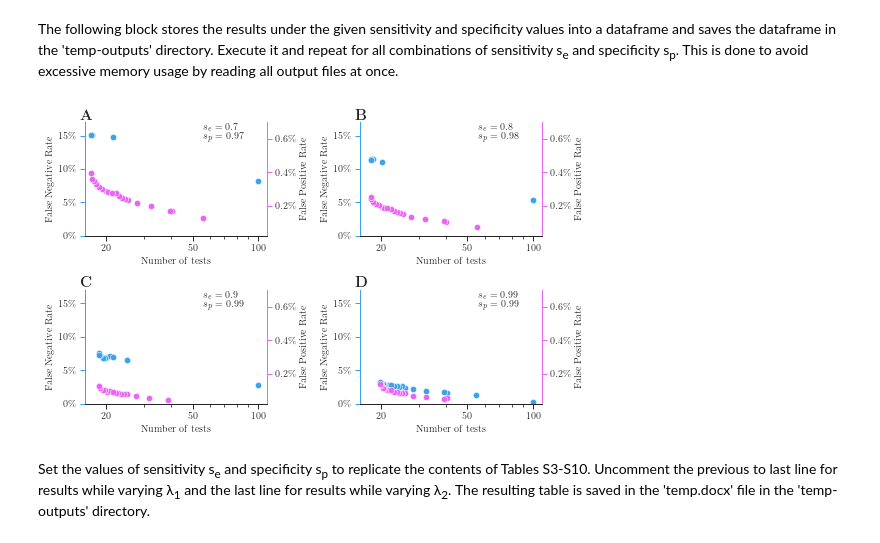
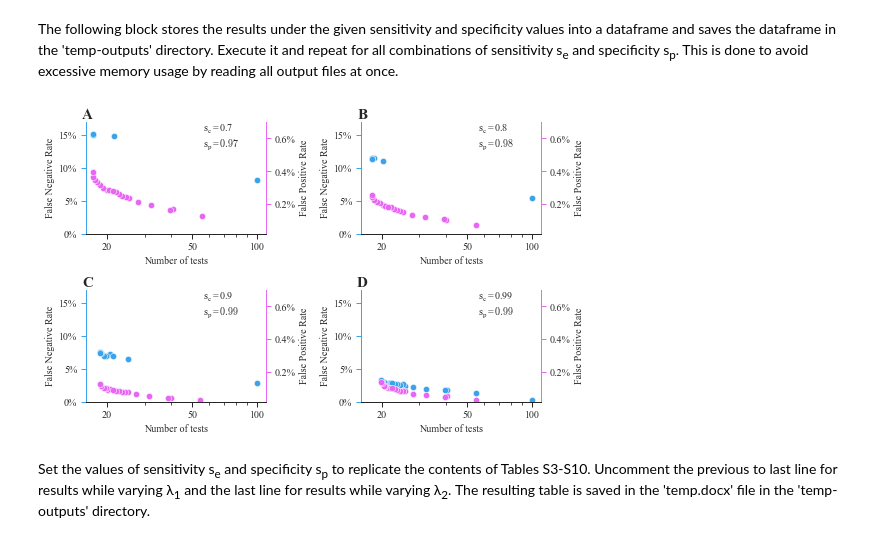
Before and after one commit to Networks-Learning/pooled-testing, a Jupyter notebook: notebooks/lambdas.ipynb, the cells around one changed output. Drawn from its saved outputs; the diff is of its cells as text; code cells hidden in the pictures.

```diff
--- a/notebooks/lambdas.ipynb
+++ b/notebooks/lambdas.ipynb
@@ -80,32 +116,32 @@ Reading file 2001/2001
 # %% [markdown]
 The following block stores the results under the given sensitivity and specificity values into a dataframe and saves the dataframe in the 'temp-outputs' directory. Execute it and repeat for all combinations of sensitivity s<sub>e</sub> and specificity s<sub>p</sub>. This is done to avoid excessive memory usage by reading all output files at once.
 # %%
-total_df = input_df.astype(type_dict) # Fix types
-total_df = total_df.rename(columns={"method": "Method", "score": "Score", "false_negatives": "FNs", "false_positives": "FPs",
-                                    "num_of_tests": "Number of tests", "lambda_1" : "lambda 1", "lambda_2" : "lambda 2",
-                                    "exp_tests" : "Expected tests", "group_sizes" : "Group sizes"}) # Rename columns
-total_df = total_df.replace({'binomial': 'Dorfman', 'negbin': 'Neg.Bin.'}) # Rename methods
-total_df['False Negative rate'] = total_df['FNs']/total_df['num_of_infected']*100
-total_df['False Negative rate'] = total_df['False Negative rate'].replace(np.inf, np.nan).fillna(0)
-total_df['False Positive rate'] = total_df['FPs']/(total_df['N']-total_df['num_of_infected'])*100
-total_df['False Positive rate'] = total_df['False Positive rate'].replace(np.inf, np.nan).fillna(0)
+# total_df = input_df.astype(type_dict) # Fix types
+# total_df = total_df.rename(columns={"method": "Method", "score": "Score", "false_negatives": "FNs", "false_positives": "FPs",
+#                                     "num_of_tests": "Number of tests", "lambda_1" : "lambda 1", "lambda_2" : "lambda 2",
+#                                     "exp_tests" : "Expected tests", "group_sizes" : "Group sizes"}) # Rename columns
+# total_df = total_df.replace({'binomial': 'Dorfman', 'negbin': 'Neg.Bin.'}) # Rename methods
+# total_df['False Negative rate'] = total_df['FNs']/total_df['num_of_infected']*100
+# total_df['False Negative rate'] = total_df['False Negative rate'].replace(np.inf, np.nan).fillna(0)
+# total_df['False Positive rate'] = total_df['FPs']/(total_df['N']-total_df['num_of_infected'])*100
+# total_df['False Positive rate'] = total_df['False Positive rate'].replace(np.inf, np.nan).fillna(0)
 
-FN_df=total_df[total_df['lambda 2']==0.0]
-FP_df=total_df[total_df['lambda 1']==0.0]
-FN_df = FN_df.groupby(by=['Group sizes']).mean().reset_index()[['Group sizes', 'Number of tests', 'False Negative rate', 'False Positive rate', 'FNs', 'FPs', 'lambda 1']]
-FP_df = FP_df.groupby(by=['Group sizes']).mean().reset_index()[['Group sizes', 'Number of tests', 'False Negative rate', 'False Positive rate', 'FNs', 'FPs', 'lambda 2']]
+# FN_df=total_df[total_df['lambda 2']==0.0]
+# FP_df=total_df[total_df['lambda 1']==0.0]
+# FN_df = FN_df.groupby(by=['Group sizes']).mean().reset_index()[['Group sizes', 'Number of tests', 'False Negative rate', 'False Positive rate', 'FNs', 'FPs', 'lambda 1']]
+# FP_df = FP_df.groupby(by=['Group sizes']).mean().reset_index()[['Group sizes', 'Number of tests', 'False Negative rate', 'False Positive rate', 'FNs', 'FPs', 'lambda 2']]
 
-FN_df.to_pickle("temp-outputs/FN_df_se_{se}_sp_{sp}.pkl".format(se=se, sp=sp))
-FP_df.to_pickle("temp-outputs/FP_df_se_{se}_sp_{sp}.pkl".format(se=se, sp=sp))
+# FN_df.to_pickle("temp-outputs/FN_df_se_{se}_sp_{sp}.pkl".format(se=se, sp=sp))
+# FP_df.to_pickle("temp-outputs/FP_df_se_{se}_sp_{sp}.pkl".format(se=se, sp=sp))
 # %%
-utils.latexify(font_size=10)
+utils.latexify(font_serif='Times New Roman', font_size=10, usetex=False)
 
 fig_height, fig_aspect = get_fig_dim(width_pt, fraction=0.6)
 fig, axes = plt.subplots(nrows=2, ncols=2, figsize=(2*fig_height*fig_aspect,2*fig_height))
 secondary_axes = [ax.twinx() for ax in axes.flatten()]
 
 pairs = [(0.7, 0.97), (0.8, 0.98), (0.9, 0.99), (0.99, 0.99)]
-letters = [r'\textbf{A}', r'\textbf{B}', r'\textbf{C}', r'\textbf{D}']
+letters = [r'A', r'B', r'C', r'D']
 for ind, ax in enumerate(axes.flatten()):
 
     ax2 = secondary_axes[ind]
@@ -114,37 +150,39 @@ for ind, ax in enumerate(axes.flatten()):
     FN_df = pd.read_pickle("temp-outputs/FN_df_se_{se}_sp_{sp}.pkl".format(se=se, sp=sp))
     FP_df = pd.read_pickle("temp-outputs/FP_df_se_{se}_sp_{sp}.pkl".format(se=se, sp=sp))
 
     marker_size = 40
     p = sns.scatterplot(data=FN_df, x="Number of tests", y="False Negative rate", ax=ax, color=palette[4], s=marker_size)#, label=r'$\lambda_2 = 0$')
     p2 = sns.scatterplot(data=FP_df, x="Number of tests", y="False Positive rate", ax=ax2, color=palette[5], s=marker_size)#, label=r'$\lambda_1 = 0$')
     sns.despine(top=True, right=False)
 
     ax.set_xlim([16,110])
     ax.set_ylim([0,17])
     ax2.set_ylim([0.02,0.7])
     ax.set_xscale('log')
     ax.set_xticks([20, 50, 100])
     ax.set_xticklabels([20, 50, 100])
     plt.setp(ax.get_xminorticklabels(), visible=False)
     ax.get_yaxis().set_major_formatter(matplotlib.ticker.PercentFormatter(decimals=0))
     ax2.get_yaxis().set_major_formatter(matplotlib.ticker.PercentFormatter(decimals=1))
 
     ax2.spines['left'].set_color(palette[4])
     ax2.spines['right'].set_color(palette[5])
     ax.tick_params(axis='y', color=palette[4])
     ax2.tick_params(axis='y', color=palette[5])
 
     ax.set_xlabel('Number of tests')
     ax.set_ylabel('False Negative Rate')
     ax2.set_ylabel('False Positive Rate')
 
-    ax.text(x=0.01, y=1, s=letters[ind], size=15, transform = ax.transAxes, horizontalalignment='center', verticalalignment='bottom')
-    ax.text(x=0.65, y=1, s=r'$s_e={se}$'.format(se=se)+'\n'+r'$s_p={sp}$'.format(sp=sp), transform = ax.transAxes, horizontalalignment='left', verticalalignment='top')
+    ax.text(x=0.01, y=1, s=letters[ind], size=15, transform = ax.transAxes, horizontalalignment='center', verticalalignment='bottom', weight='bold')
+    ax.text(x=0.65, y=1, s=r'$\mathregular{s_e=}$' + r'{se}'.format(se=se)+'\n' + r'$\mathregular{s_p=}$' + r'${sp}$'.format(sp=sp), transform = ax.transAxes, horizontalalignment='left', verticalalignment='top')
+
 
 fig.tight_layout()
-fig.savefig('figures/sci-adv-fig3.pdf'.format(ver=ind))
+fig.savefig('figures/fig3.tif', dpi=300)
+# fig.savefig('figures/sci-adv-fig3.pdf'.format(ver=ind))
 # %% [output]
-[figure, old version]
+[figure, new version]
 # %% [markdown]
 Set the values of sensitivity s<sub>e</sub> and specificity s<sub>p</sub> to replicate the contents of Tables S3-S10. Uncomment the previous to last line for results while varying λ<sub>1</sub> and the last line for results while varying λ<sub>2</sub>. The resulting table is saved in the 'temp.docx' file in the 'temp-outputs' directory.
 # %%
```
Also changed, not shown: parts of 4 cells of this notebook, 7 other files.
